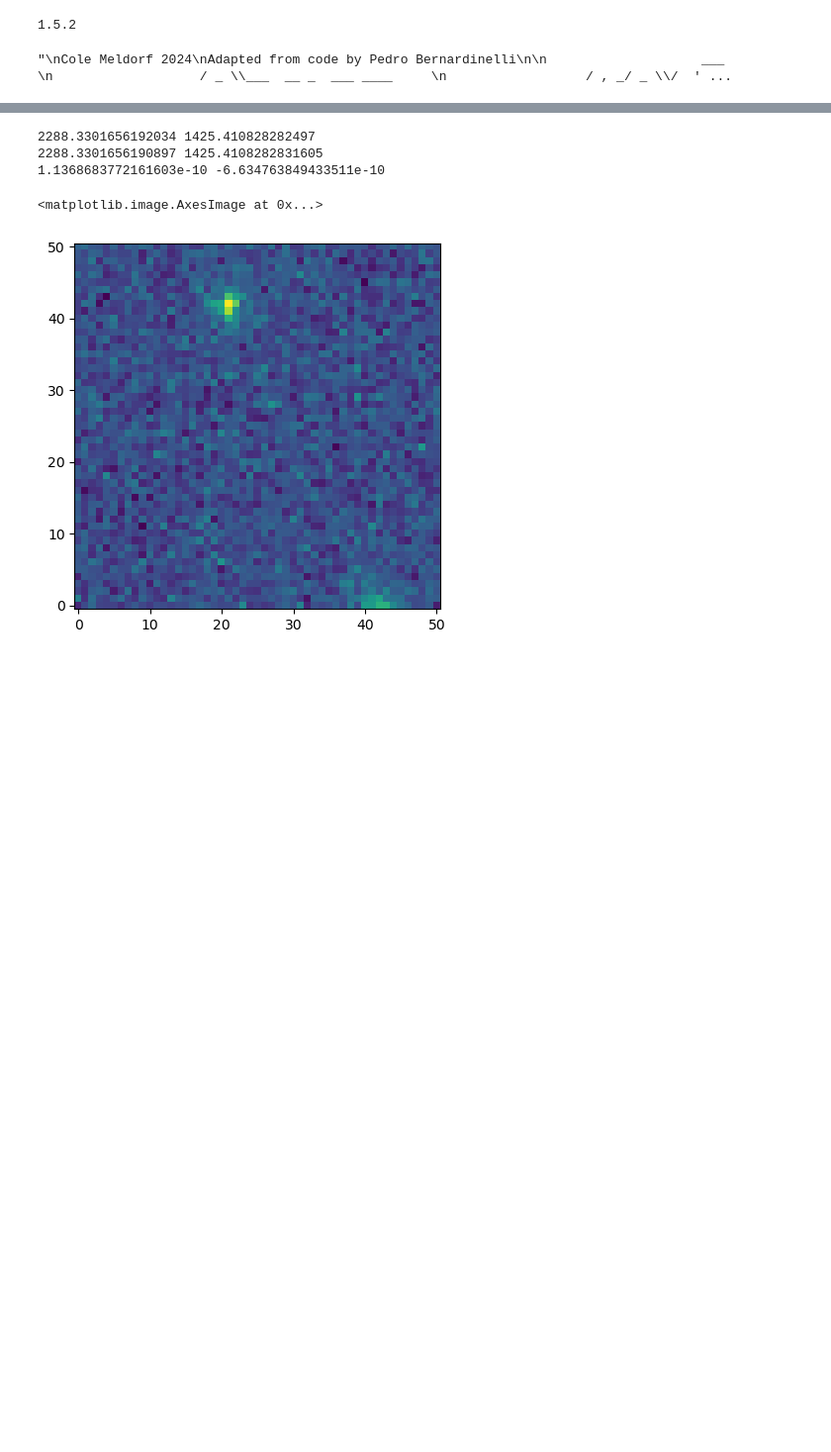
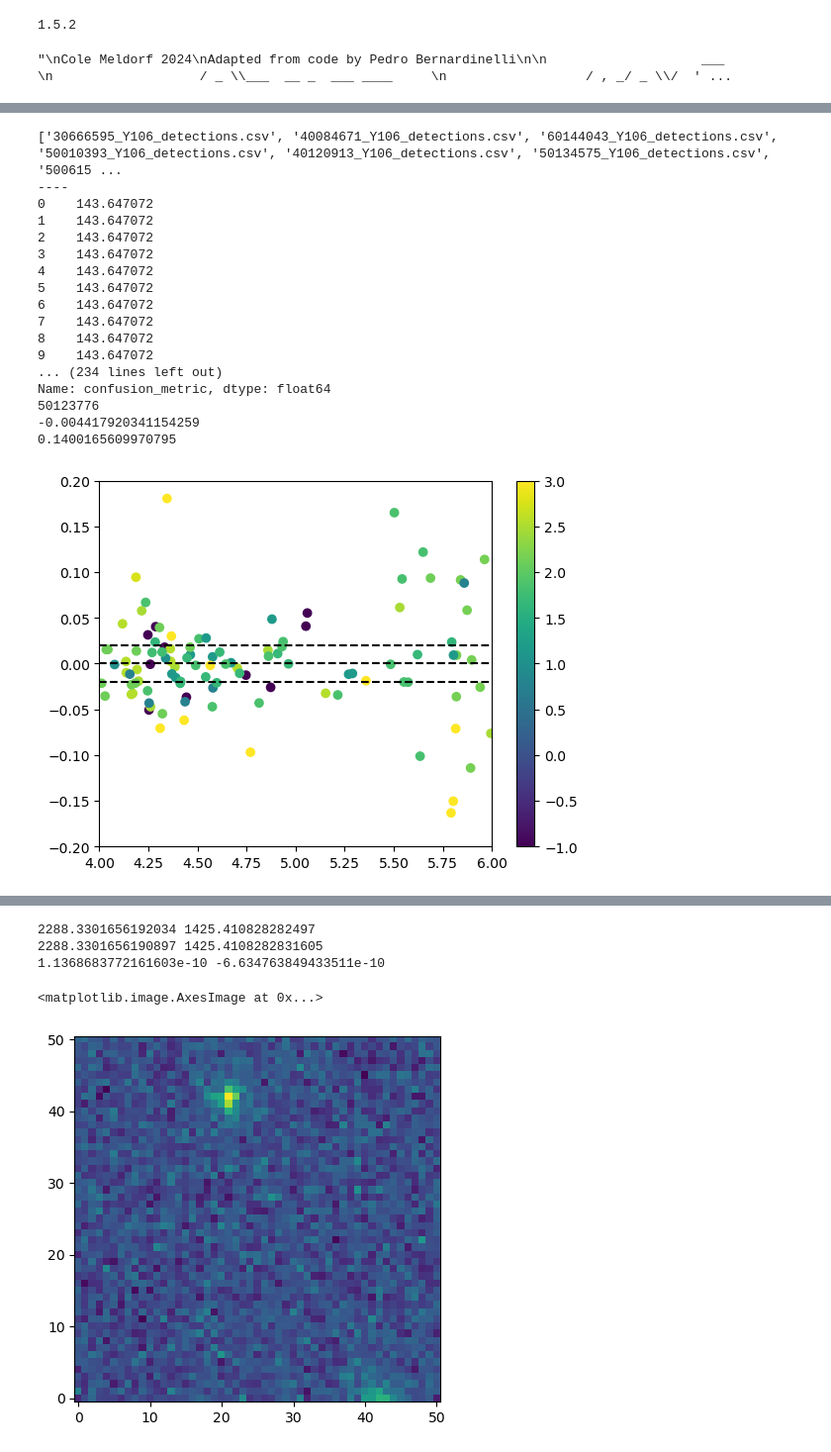
Before and after one commit to Roman-Supernova-PIT/campari, a Jupyter notebook: multiSMP_cleanslate.ipynb, the cells around one changed output, grey strips where cells are left out. Shown at 99% size. Saved outputs shown, nothing was run; the diff lists cells and outputs as text; code cells hidden in the pictures; blank space fills up the shorter version.

```diff
--- a/multiSMP_cleanslate.ipynb
+++ b/multiSMP_cleanslate.ipynb
@@ -65,7 +65,7 @@ Adapted from code by Pedro Bernardinelli
 1.5.2
 "\nCole Meldorf 2024\nAdapted from code by Pedro Bernardinelli\n\n                    ___                         \n                   / _ \\___  __ _  ___ ____     \n                  / , _/ _ \\/  ' ...
 # %%
-def local_grid(ra_center, dec_center, wcs, npoints, size = 25, spacing = 1.0, image = None, spline_grid = True):
+def local_grid(ra_center, dec_center, wcs, npoints, size = 25, spacing = 1.0, image = None, spline_grid = True, percentiles = []):
 
     '''
     Generates a local grid around a RA-Dec center, choosing step size and number of points
@@ -137,8 +137,11 @@ def local_grid(ra_center, dec_center, wcs, npoints, size = 25, spacing = 1.0, im
         imcopy[imcopy <= 0] = 1e-10
         bins = [-np.inf]
         #bins.extend(np.nanpercentile(np.log(imcopy[np.where(np.log10(imcopy)>-10)]), [30, 85]))
-        bins.extend(np.nanpercentile(np.log(imcopy[np.where(np.log10(imcopy)>-10)]), [25, 80, 85, 90]))
-        print('added a 85 and 90 percentile to local grid')
+        if len(percentiles) == 0:
+            percentiles = [25, 80, 90]
+        bins.extend(np.nanpercentile(np.log(imcopy[np.where(np.log10(imcopy)>-10)]), percentiles))
+        print('added 90 percentile to local grid')
+        #85,
         #bins.extend(np.nanpercentile(np.log(imcopy[np.where(np.log10(imcopy)>-10)]), [35, 90]))
         bins.append(np.inf)
 
@@ -1358,0 +1503,62 @@ Confusion Metric: 141.6795525175694
+# %%
+#Cycle through the files in this directory and plot the residuals
+
+files = os.listdir()
+os.chdir('/hpc/home/cfm37/RomanASP')
+
+mags = []
+residuals = []
+
+#cd into results
+os.chdir('./results')
+files = os.listdir()
+print(files)
+allresiduals = []
+for f in files:
+    if 'detections' in f:
+        print('----')
+
+
+        residuals = pd.read_csv(f)
+        print(residuals['confusion_metric'])
+
+
+        mag_residual = -2.5*np.log10(residuals['measured_flux']) +2.5 * np.log10(residuals['realized flux'])
+        ID = f.split('_')[0]
+        plt.scatter(14 - 2.5*np.log10(residuals['realized flux']), mag_residual, marker = 'o', label = ID, c = np.log10(residuals['confusion_metric']), vmin = -1, vmax = 3)
+        #plt.text(14 - 2.5*np.log10(residuals['realized flux'][0]), np.max(np.abs(mag_residual)), str(residuals['id'][0]))
+        print(ID)
+        allresiduals.extend(mag_residual)
+
+
+
+
+
+#plt.legend()
+plt.axhline(0, color = 'k', ls = '--')
+plt.axhline(0.02, color = 'k', ls = '--')
+plt.axhline(-0.02, color = 'k', ls = '--')
+plt.xlim(4,6)
+plt.ylim(-0.2,0.2)
+plt.colorbar()
+print(np.nanmean(allresiduals))
+print(np.nanstd(allresiduals))
+# %% [output]
+['30666595_Y106_detections.csv', '40084671_Y106_detections.csv', '60144043_Y106_detections.csv', '50010393_Y106_detections.csv', '40120913_Y106_detections.csv', '50134575_Y106_detections.csv', '500615 ...
+----
+0    143.647072
+1    143.647072
+2    143.647072
+3    143.647072
+4    143.647072
+5    143.647072
+6    143.647072
+7    143.647072
+8    143.647072
+9    143.647072
+... (234 lines left out)
+Name: confusion_metric, dtype: float64
+50123776
+-0.004417920341154259
+0.1400165609970795
+[figure, added]
```
Also changed, not shown: parts of 12 cells of this notebook, 19 other files.
